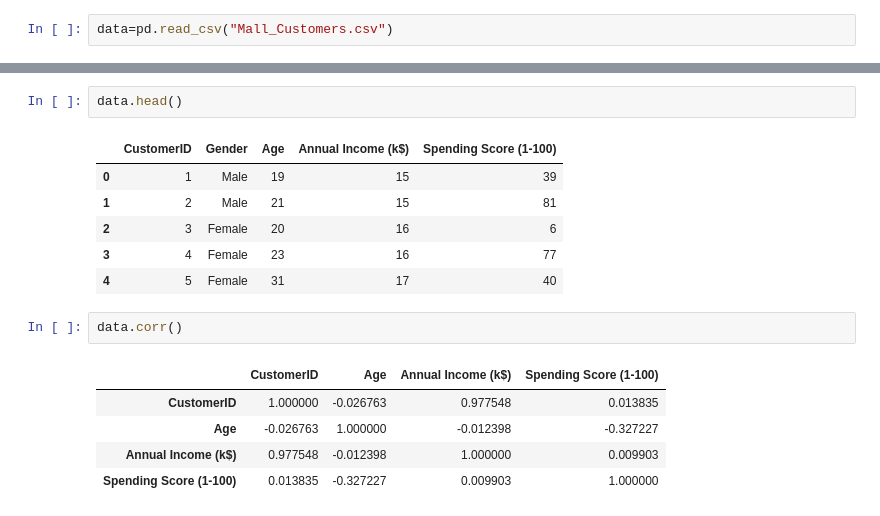
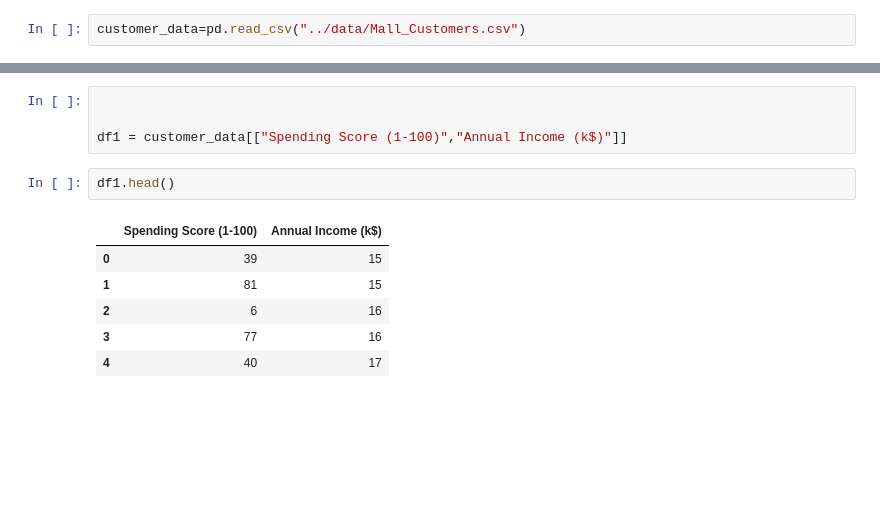
Before and after one commit to raveena69/ML-Assignment-2-G69, a Jupyter notebook: Python Code/Implemenation in Python.ipynb, the cells around one changed output, grey strips where cells are left out. Drawn from its saved outputs; the diff is of its cells as text; blank space fills up the shorter version.

```diff
--- a/Python Code/Implemenation in Python.ipynb
+++ b/Python Code/Implemenation in Python.ipynb
@@ -9,2 +11,2 @@ import seaborn as sns
 # %%
-data=pd.read_csv("Mall_Customers.csv")
+customer_data=pd.read_csv("../data/Mall_Customers.csv")
@@ -11,17 +121,13 @@ data=pd.read_csv("Mall_Customers.csv")
+# %%
+
+
+df1 = customer_data[["Spending Score (1-100)","Annual Income (k$)"]]
 # %%
-data.head()
+df1.head()
 # %% [output]
-|  | CustomerID | Gender | Age | Annual Income (k$) | Spending Score (1-100) |
-| 0 | 1 | Male | 19 | 15 | 39 |
-| 1 | 2 | Male | 21 | 15 | 81 |
-| 2 | 3 | Female | 20 | 16 | 6 |
-| 3 | 4 | Female | 23 | 16 | 77 |
-| 4 | 5 | Female | 31 | 17 | 40 |
+|  | Spending Score (1-100) | Annual Income (k$) |
+| 0 | 39 | 15 |
+| 1 | 81 | 15 |
+| 2 | 6 | 16 |
+| 3 | 77 | 16 |
+| 4 | 40 | 17 |
-# %%
-data.corr()
-# %% [output]
-|  | CustomerID | Age | Annual Income (k$) | Spending Score (1-100) |
-| CustomerID | 1.000000 | -0.026763 | 0.977548 | 0.013835 |
-| Age | -0.026763 | 1.000000 | -0.012398 | -0.327227 |
-| Annual Income (k$) | 0.977548 | -0.012398 | 1.000000 | 0.009903 |
-| Spending Score (1-100) | 0.013835 | -0.327227 | 0.009903 | 1.000000 |
```
Also changed, not shown: parts of 24 cells of this notebook.
